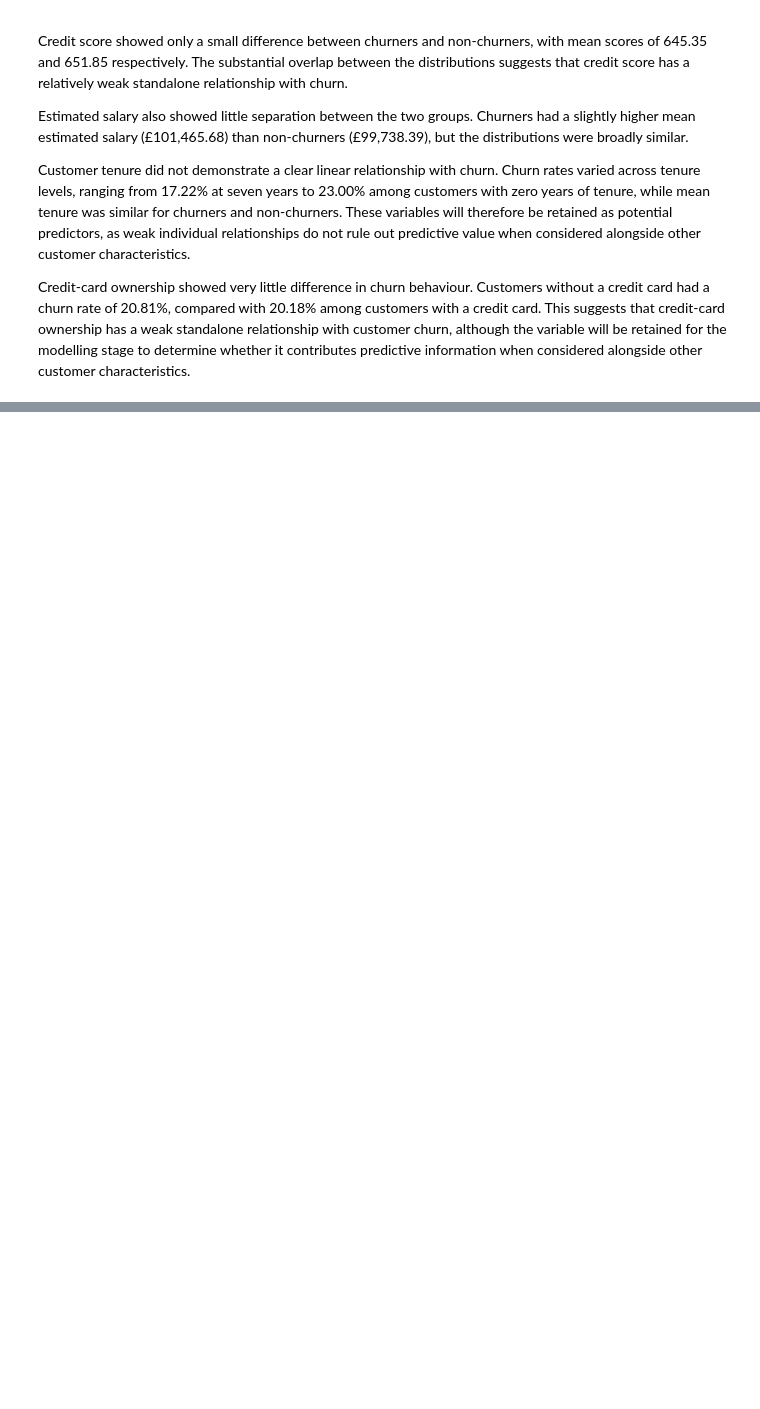
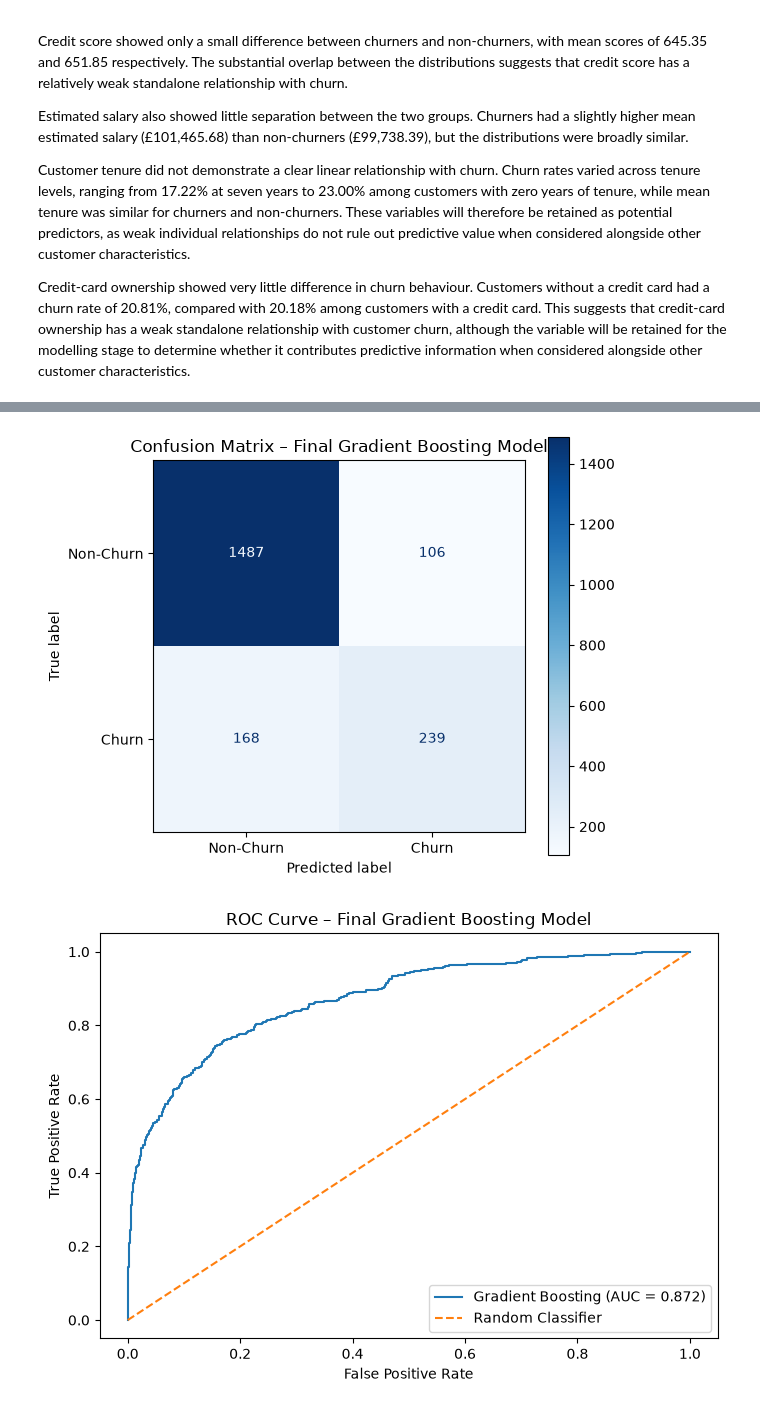
Before and after one commit to ann-fernee/bank-churn-risk-adjusted-cv, a Jupyter notebook: notebooks/churn_risk_adjusted_cv.ipynb, the cells around one changed output, grey strips where cells are left out. Drawn from its saved outputs; the diff is of its cells as text; code cells hidden in the pictures; blank space fills up the shorter version.

Commit message:
Complete churn prediction modelling and probability calibration

```diff
--- a/notebooks/churn_risk_adjusted_cv.ipynb
+++ b/notebooks/churn_risk_adjusted_cv.ipynb
@@ -977,0 +1090,6 @@ Credit-card ownership showed very little difference in churn behaviour. Customer
+# %%
+# Sanity check preprocessing on training data only
+X_train_processed = preprocessor.fit_transform(X_train)
+
+print("Original training shape:", X_train.shape)
+print("Processed training shape:", X_train_processed.shape)
@@ -977,0 +1713,63 @@ Credit-card ownership showed very little difference in churn behaviour. Customer
+# %%
+# Visual evaluation of the final churn model
+
+from sklearn.metrics import (
+    ConfusionMatrixDisplay,
+    RocCurveDisplay,
+    roc_curve,
+    auc
+)
+
+# -------------------------------
+# Confusion Matrix
+# -------------------------------
+
+fig, ax = plt.subplots(figsize=(6, 5))
+
+ConfusionMatrixDisplay.from_predictions(
+    y_test,
+    y_pred,
+    display_labels=["Non-Churn", "Churn"],
+    cmap="Blues",
+    values_format="d",
+    ax=ax
+)
+
+ax.set_title("Confusion Matrix – Final Gradient Boosting Model")
+
+plt.tight_layout()
+plt.show()
+
+
+# -------------------------------
+# ROC Curve
+# -------------------------------
+
+fpr, tpr, thresholds = roc_curve(y_test, y_prob)
+roc_auc = auc(fpr, tpr)
+
+fig, ax = plt.subplots(figsize=(7, 5))
+
+ax.plot(
+    fpr,
+    tpr,
+    label=f"Gradient Boosting (AUC = {roc_auc:.3f})"
+)
+
+ax.plot(
+    [0, 1],
+    [0, 1],
+    linestyle="--",
+    label="Random Classifier"
+)
+
+ax.set_xlabel("False Positive Rate")
+ax.set_ylabel("True Positive Rate")
+ax.set_title("ROC Curve – Final Gradient Boosting Model")
+ax.legend()
+
+plt.tight_layout()
+plt.show()
+# %% [output]
+[figure, added]
+[figure, added]
```
Also changed, not shown: parts of 33 cells of this notebook, 4 other files.
